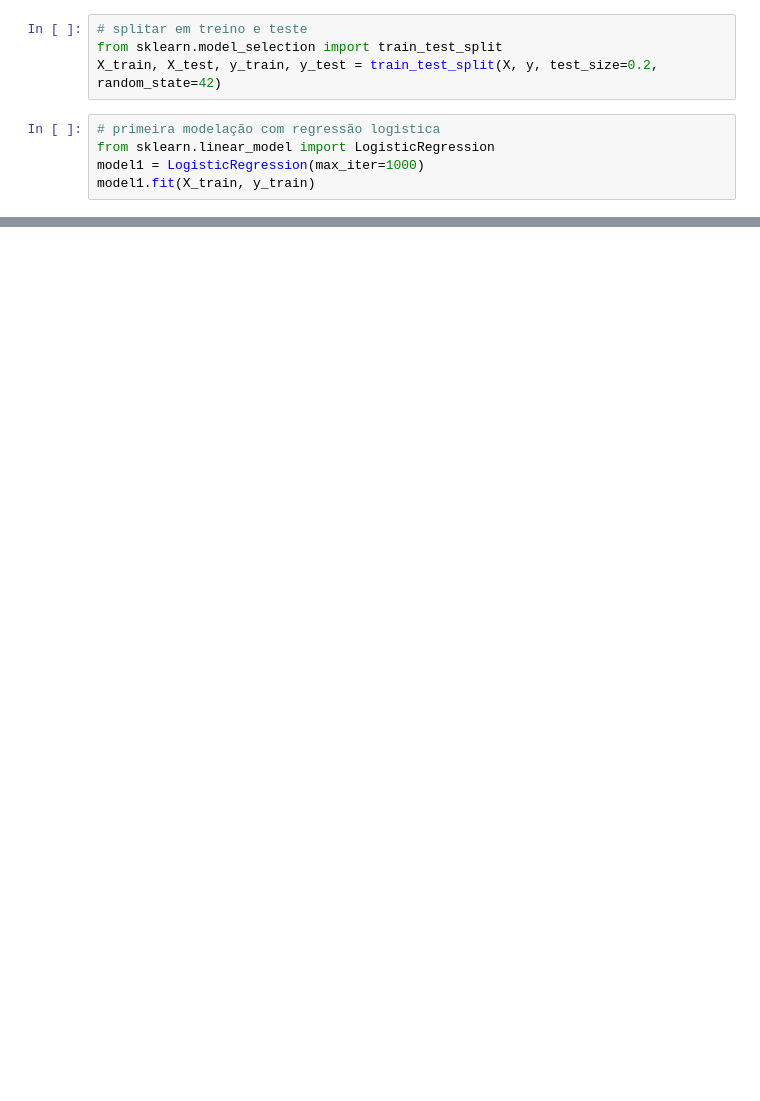
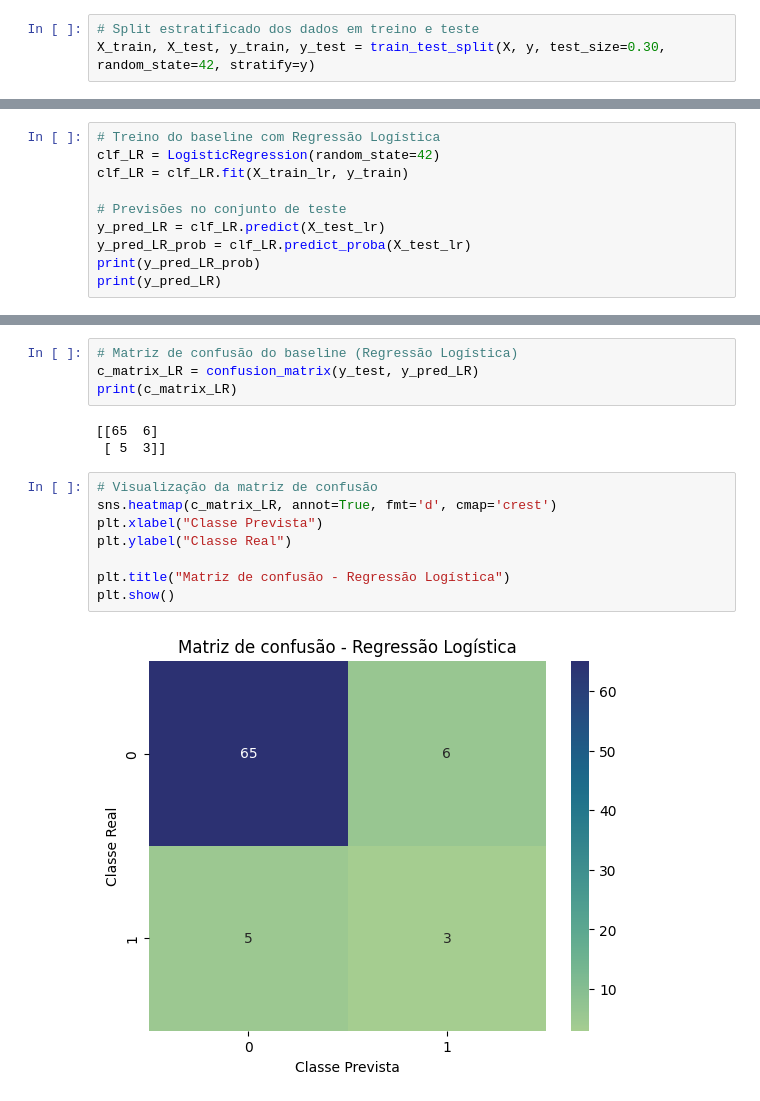
Before and after one commit to efigueira-hds/ML_Projeto_Final, a Jupyter notebook: Modelação.ipynb, the cells around one changed output, grey strips where cells are left out. Cells and saved outputs as stored; diff of their text form; blank space fills up the shorter version.

Commit message:
baseline estabelecido

```diff
--- a/Modelação.ipynb
+++ b/Modelação.ipynb
@@ -29,9 +60,3 @@ dtype: int64
 # %%
-# splitar em treino e teste
-from sklearn.model_selection import train_test_split
-X_train, X_test, y_train, y_test = train_test_split(X, y, test_size=0.2, random_state=42)
+# Split estratificado dos dados em treino e teste
+X_train, X_test, y_train, y_test = train_test_split(X, y, test_size=0.30, random_state=42, stratify=y)
-# %%
-# primeira modelação com regressão logistica
-from sklearn.linear_model import LogisticRegression
-model1 = LogisticRegression(max_iter=1000)
-model1.fit(X_train, y_train)
@@ -40,0 +116,10 @@ LogisticRegression does not accept missing values encoded as NaN natively. For s
+# %%
+# Treino do baseline com Regressão Logística
+clf_LR = LogisticRegression(random_state=42)
+clf_LR = clf_LR.fit(X_train_lr, y_train)
+
+# Previsões no conjunto de teste
+y_pred_LR = clf_LR.predict(X_test_lr)
+y_pred_LR_prob = clf_LR.predict_proba(X_test_lr)
+print(y_pred_LR_prob)
+print(y_pred_LR)
@@ -40,0 +152,17 @@ LogisticRegression does not accept missing values encoded as NaN natively. For s
+# %%
+# Matriz de confusão do baseline (Regressão Logística)
+c_matrix_LR = confusion_matrix(y_test, y_pred_LR)
+print(c_matrix_LR)
+# %% [output]
+[[65  6]
+ [ 5  3]]
+# %%
+# Visualização da matriz de confusão
+sns.heatmap(c_matrix_LR, annot=True, fmt='d', cmap='crest')
+plt.xlabel("Classe Prevista")
+plt.ylabel("Classe Real")
+
+plt.title("Matriz de confusão - Regressão Logística")
+plt.show()
+# %% [output]
+[figure, added]
```
Also changed, not shown: parts of 34 cells of this notebook, 2 other files.
